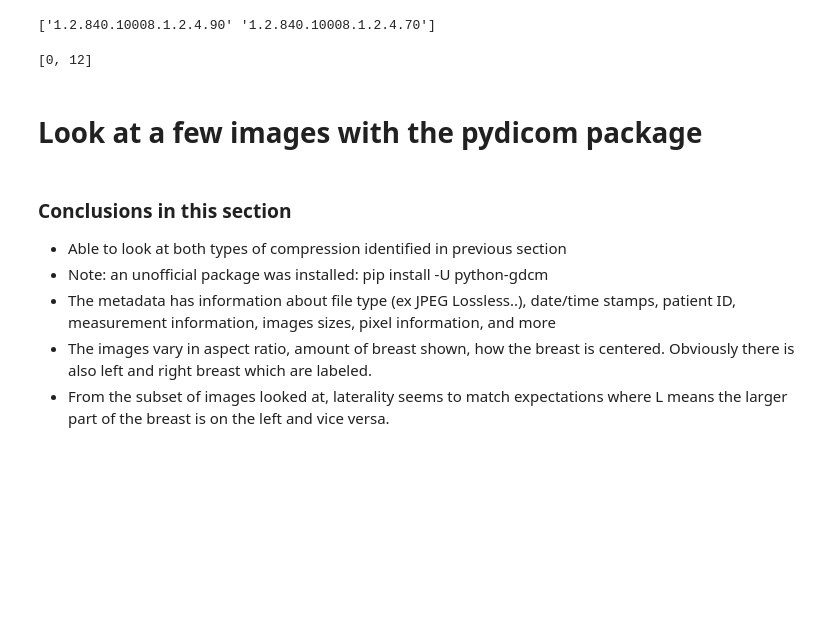
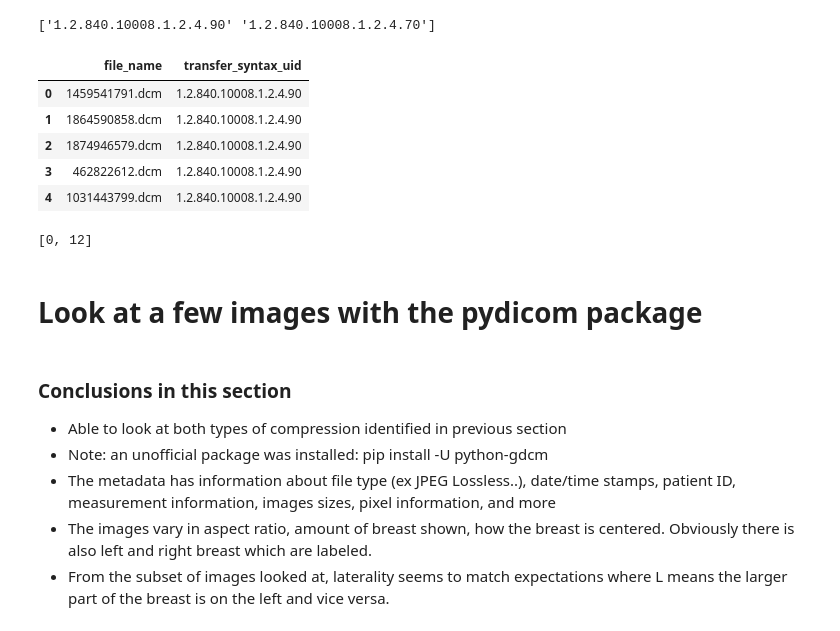
Before and after one commit to bho597/W203_Final_Project, a Jupyter notebook: Mammograms_1_Basic_Look_at_DICOM_Dataset_copy.ipynb, the cells around one changed output. Drawn from its saved outputs; the diff is of its cells as text; code cells hidden in the pictures; blank space fills up the shorter version.

```diff
--- a/Mammograms_1_Basic_Look_at_DICOM_Dataset_copy.ipynb
+++ b/Mammograms_1_Basic_Look_at_DICOM_Dataset_copy.ipynb
@@ -148,3 +153,12 @@ df2 = pd.read_csv(r"C:\Users\mandy\Documents\MIDS\W207\TrainingSubsetInfo.csv")
+# %%
+df2.head()
+# %% [output]
+|  | file_name | transfer_syntax_uid |
+| 0 | 1459541791.dcm | 1.2.840.10008.1.2.4.90 |
+| 1 | 1864590858.dcm | 1.2.840.10008.1.2.4.90 |
+| 2 | 1874946579.dcm | 1.2.840.10008.1.2.4.90 |
+| 3 | 462822612.dcm | 1.2.840.10008.1.2.4.90 |
+| 4 | 1031443799.dcm | 1.2.840.10008.1.2.4.90 |
 # %%
 # Get a sample file for each transfer_syntax_uid type
 example_types_indices = []
```
Also changed, not shown: parts of 6 cells of this notebook, 2 other files.
